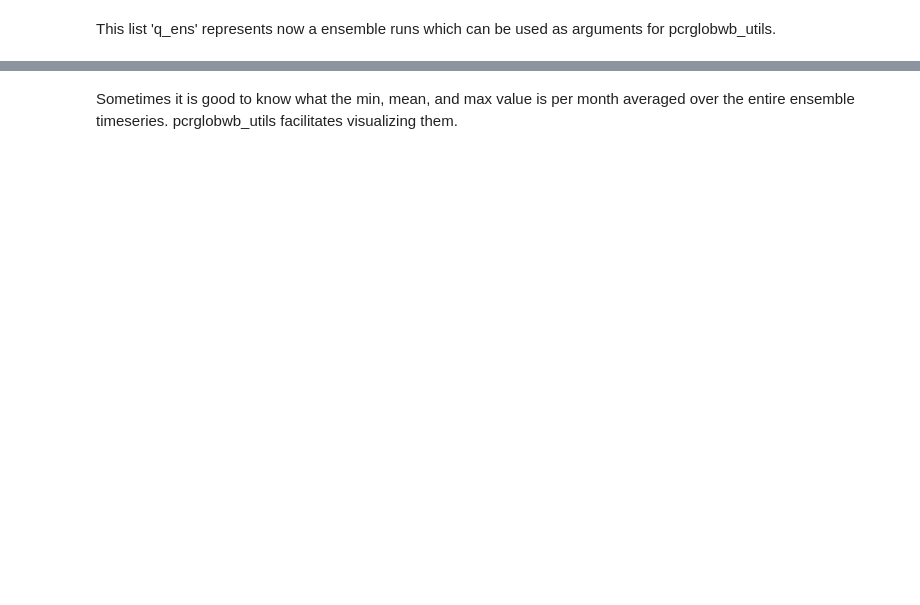
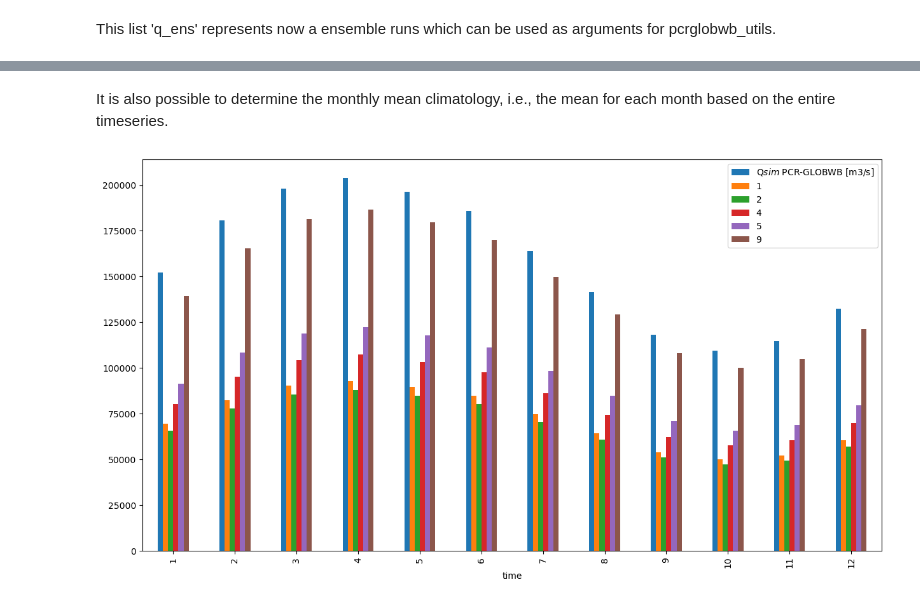
Before and after one commit to JannisHoch/pcrglobwb_utils, a Jupyter notebook: examples/example.ipynb, the cells around one changed output, grey strips where cells are left out. Saved outputs shown, nothing was run; the diff lists cells and outputs as text; code cells hidden in the pictures; blank space fills up the shorter version.

```diff
--- a/examples/example.ipynb
+++ b/examples/example.ipynb
@@ -255,2 +238,0 @@ ens_obj.plot_bounds()
-# %% [markdown]
-Sometimes it is good to know what the min, mean, and max value is per month averaged over the entire ensemble timeseries. pcrglobwb_utils facilitates visualizing them.
@@ -260,0 +239,8 @@ df.head()
+# %% [markdown]
+It is also possible to determine the monthly mean climatology, i.e., the mean for each month based on the entire timeseries.
+# %%
+df_ens_clim = ens_obj.calc_climatology()
+# %%
+df_ens_clim.plot.bar(figsize=(15,8));
+# %% [output]
+[figure, added]
```
Also changed, not shown: parts of 40 cells of this notebook.
